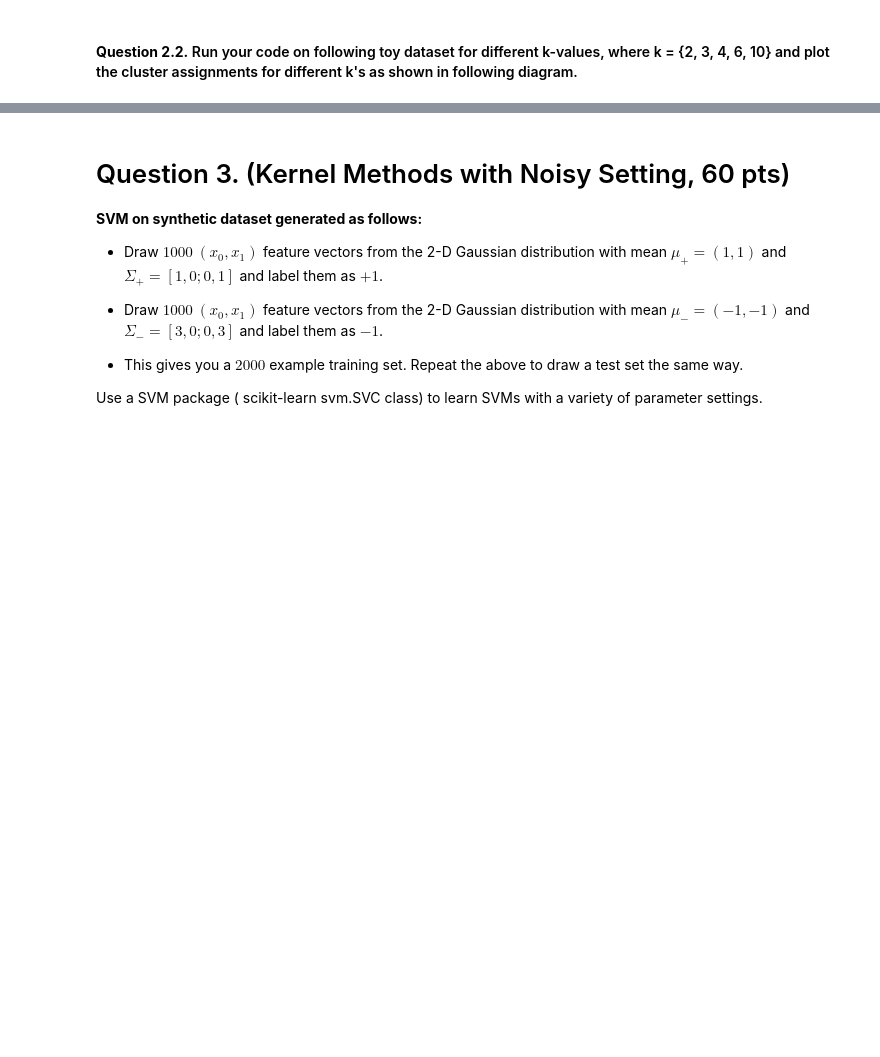
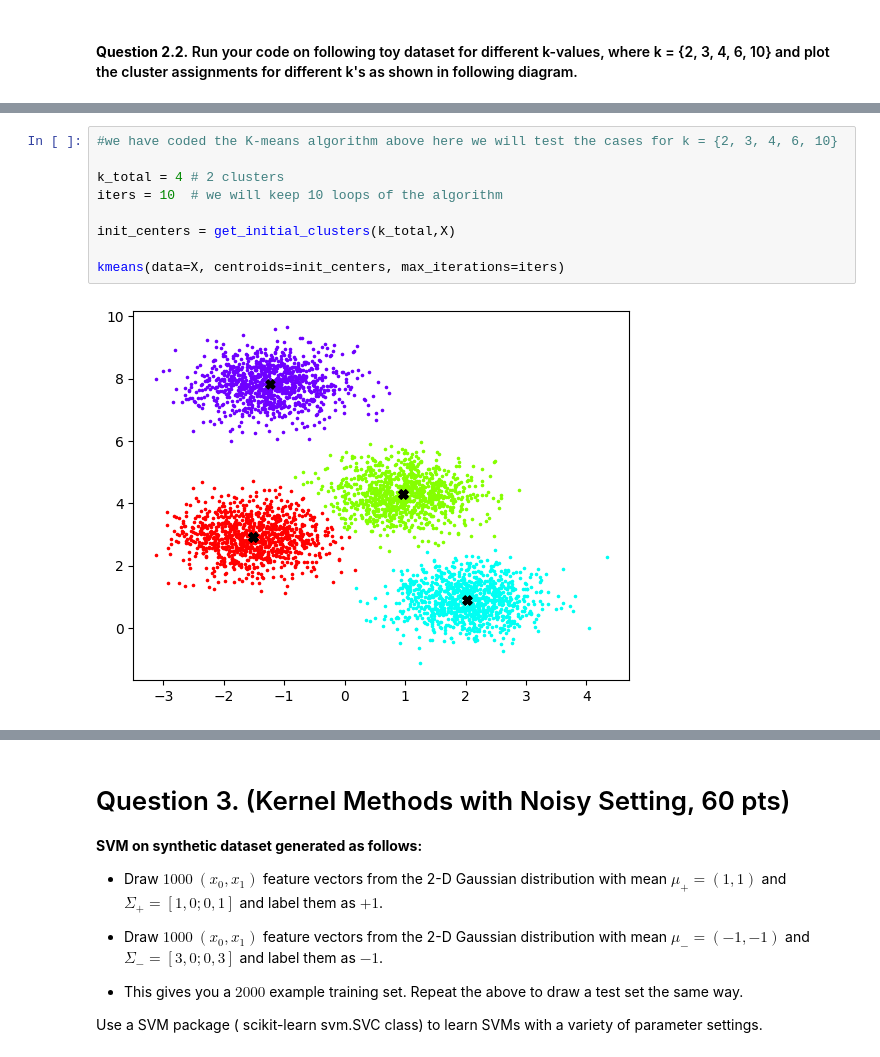
Before and after one commit to valentinbaltazar/ML_course, a Jupyter notebook: Assignment4/Assignment4.ipynb, the cells around one changed output, grey strips where cells are left out. Saved outputs shown, nothing was run; the diff lists cells and outputs as text; blank space fills up the shorter version.

```diff
--- a/Assignment4/Assignment4.ipynb
+++ b/Assignment4/Assignment4.ipynb
@@ -106,0 +246,11 @@ def get_initial_clusters(k, X):
+# %%
+#we have coded the K-means algorithm above here we will test the cases for k = {2, 3, 4, 6, 10}
+
+k_total = 4 # 2 clusters
+iters = 10  # we will keep 10 loops of the algorithm
+
+init_centers = get_initial_clusters(k_total,X)
+
+kmeans(data=X, centroids=init_centers, max_iterations=iters)
+# %% [output]
+[figure, added]
```
Also changed, not shown: parts of 9 cells of this notebook.
